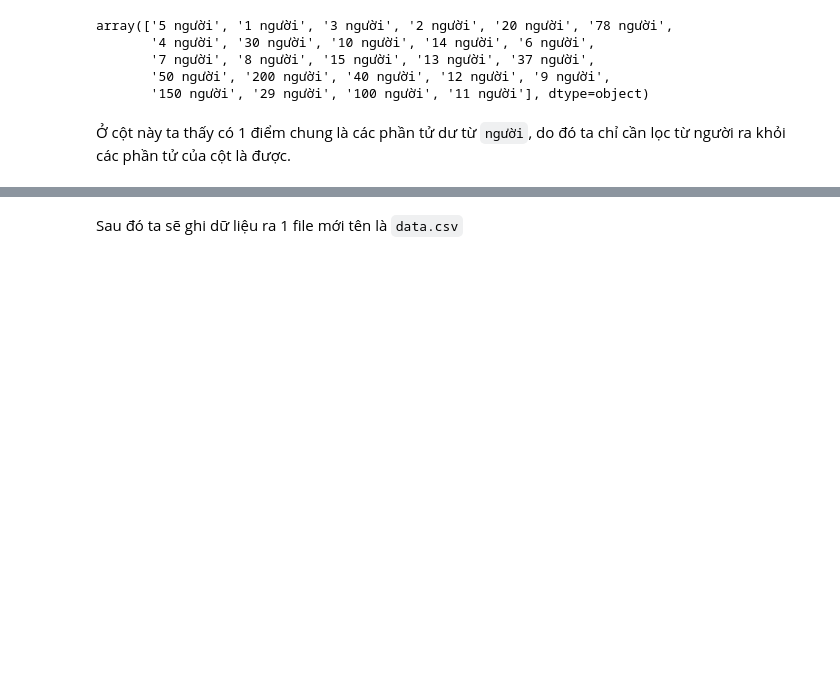
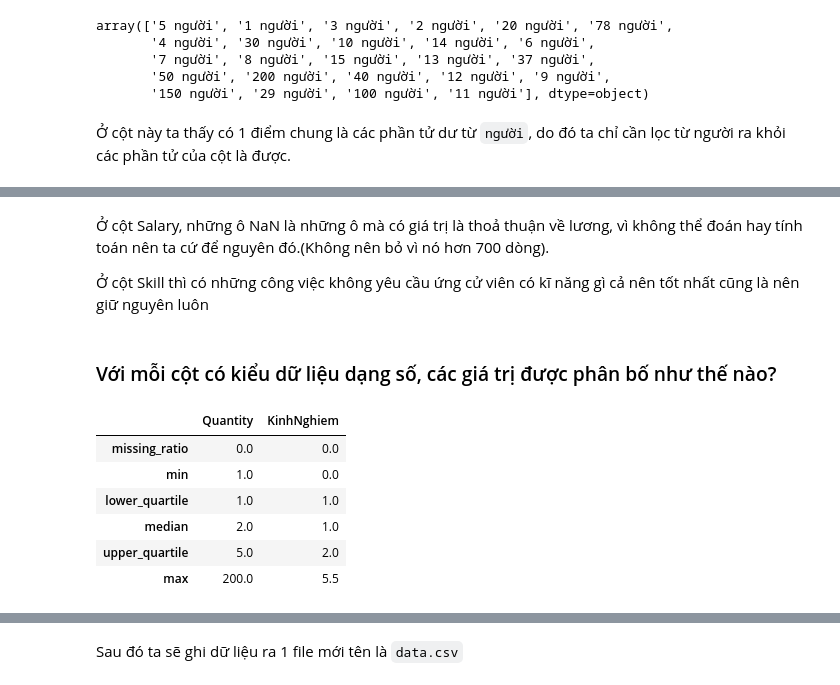
Before and after one commit to yakhimm/LyThuyet_LT4KHDL, a Jupyter notebook: LTKHDL/tienxuly.ipynb, the cells around one changed output, grey strips where cells are left out. Cells and saved outputs as stored; diff of their text form; code cells hidden in the pictures; blank space fills up the shorter version.

```diff
--- a/LTKHDL/tienxuly.ipynb
+++ b/LTKHDL/tienxuly.ipynb
@@ -191,0 +321,24 @@ memory usage: 219.1+ KB
+# %% [markdown]
+Ở cột Salary, những ô NaN là những ô mà có giá trị là thoả thuận về lương, vì không thể đoán hay tính toán nên ta cứ để nguyên đó.(Không nên bỏ vì nó hơn 700 dòng).
+
+Ở cột Skill thì có những công việc không yêu cầu ứng cử viên có kĩ năng gì cả nên tốt nhất cũng là nên giữ nguyên luôn
+# %% [markdown]
+### Với mỗi cột có kiểu dữ liệu dạng số, các giá trị được phân bố như thế nào?
+# %%
+dtypes = df.dtypes
+ind = dtypes[(dtypes == np.float64) | (dtypes == np.int64)].index
+num_col_info_df = pd.DataFrame([],index= ["missing_ratio", "min", "lower_quartile", "median", "upper_quartile", "max" ])
+for i in ind:
+    data = np.array(df[i].isna().sum()*100/len(df)) #tinh phan tram gia tri thieu
+    data1 = np.nanpercentile(df[i],(0,25,50,75,100)) #tinh min,lower,median,upper,max
+    data = np.append(data,data1)
+    num_col_info_df[i] = data.round(1)
+num_col_info_df
+# %% [output]
+|  | Quantity | KinhNghiem |
+| missing_ratio | 0.0 | 0.0 |
+| min | 1.0 | 0.0 |
+| lower_quartile | 1.0 | 1.0 |
+| median | 2.0 | 1.0 |
+| upper_quartile | 5.0 | 2.0 |
+| max | 200.0 | 5.5 |
```
Also changed, not shown: parts of 50 cells of this notebook, 1 other file.
